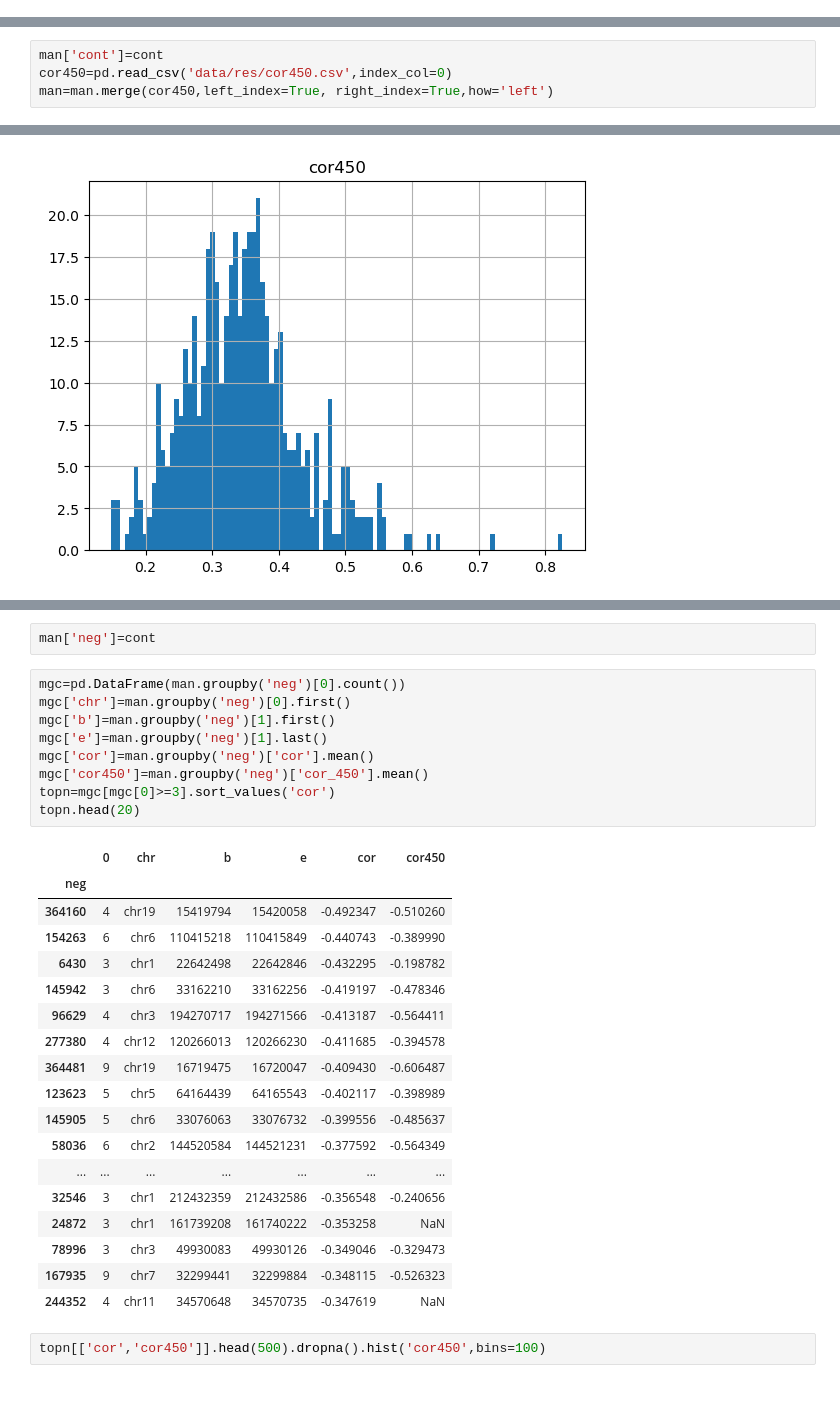
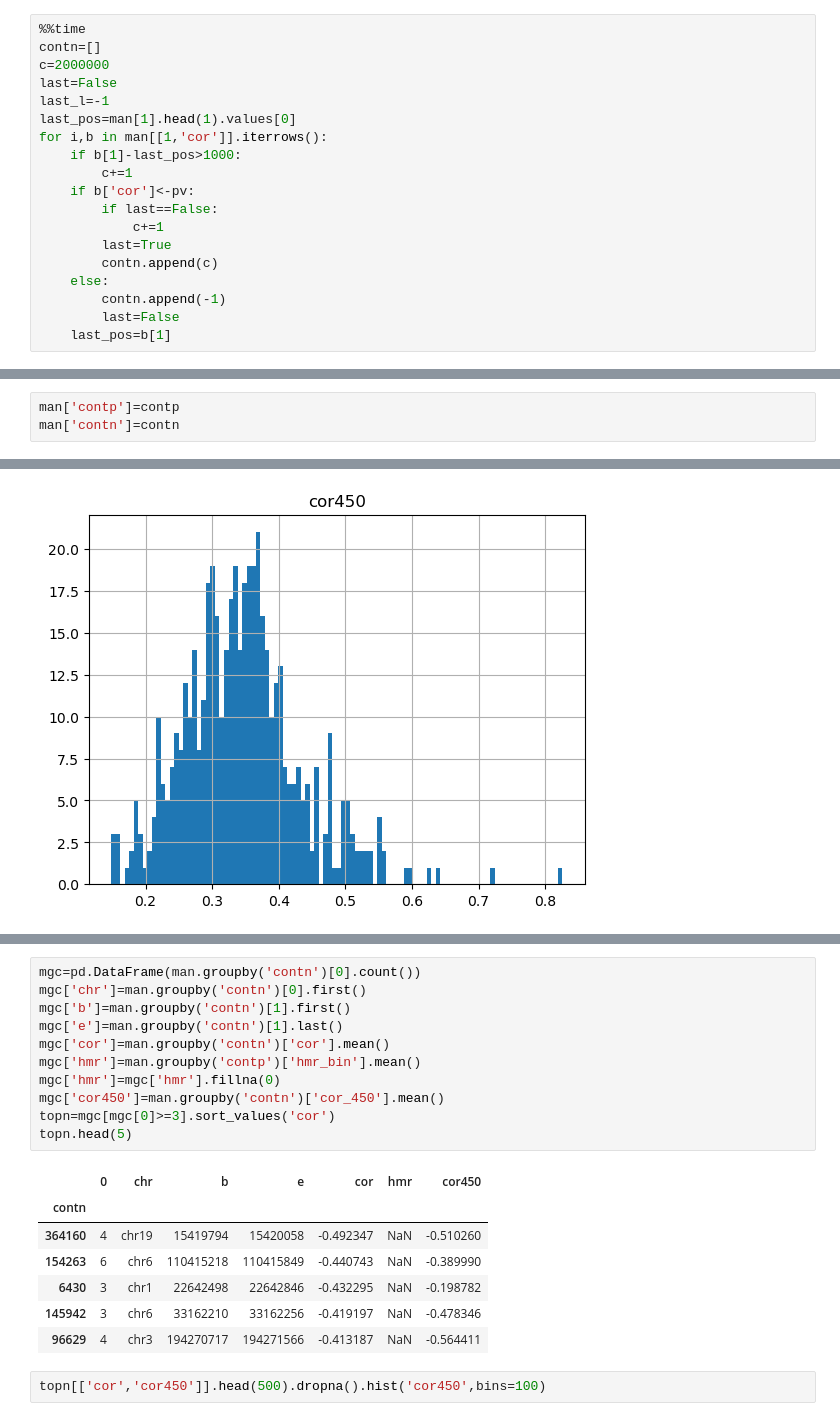
Before and after one commit to moqri/epi_deconv, a Jupyter notebook: epic.ipynb, the cells around one changed output, grey strips where cells are left out. Cells and saved outputs as stored; diff of their text form; blank space fills up the shorter version.

```diff
--- a/epic.ipynb
+++ b/epic.ipynb
@@ -72,0 +103,19 @@ Wall time: 52.8 s
+# %%
+%%time
+contn=[]
+c=2000000
+last=False
+last_l=-1
+last_pos=man[1].head(1).values[0]
+for i,b in man[[1,'cor']].iterrows():
+    if b[1]-last_pos>1000:
+        c+=1
+    if b['cor']<-pv:
+        if last==False:
+            c+=1
+        last=True
+        contn.append(c)
+    else:
+        contn.append(-1)
+        last=False
+    last_pos=b[1]
@@ -73,5 +125,4 @@ Wall time: 52.8 s
 # %%
-man['cont']=cont
-cor450=pd.read_csv('data/res/cor450.csv',index_col=0)
-man=man.merge(cor450,left_index=True, right_index=True,how='left')
+man['contp']=contp
+man['contn']=contn
 # %%
@@ -135,33 +153,22 @@ Wall time: 52.9 s
-# %%
-man['neg']=cont
 # %%
-mgc=pd.DataFrame(man.groupby('neg')[0].count())
-mgc['chr']=man.groupby('neg')[0].first()
-mgc['b']=man.groupby('neg')[1].first()
-mgc['e']=man.groupby('neg')[1].last()
-mgc['cor']=man.groupby('neg')['cor'].mean()
-mgc['cor450']=man.groupby('neg')['cor_450'].mean()
+mgc=pd.DataFrame(man.groupby('contn')[0].count())
+mgc['chr']=man.groupby('contn')[0].first()
+mgc['b']=man.groupby('contn')[1].first()
+mgc['e']=man.groupby('contn')[1].last()
+mgc['cor']=man.groupby('contn')['cor'].mean()
+mgc['hmr']=man.groupby('contp')['hmr_bin'].mean()
+mgc['hmr']=mgc['hmr'].fillna(0)
+mgc['cor450']=man.groupby('contn')['cor_450'].mean()
 topn=mgc[mgc[0]>=3].sort_values('cor')
-topn.head(20)
+topn.head(5)
 # %% [output]
-|  | 0 | chr | b | e | cor | cor450 |
-| neg |  |  |  |  |  |  |
-| 364160 | 4 | chr19 | 15419794 | 15420058 | -0.492347 | -0.510260 |
-| 154263 | 6 | chr6 | 110415218 | 110415849 | -0.440743 | -0.389990 |
-| 6430 | 3 | chr1 | 22642498 | 22642846 | -0.432295 | -0.198782 |
-| 145942 | 3 | chr6 | 33162210 | 33162256 | -0.419197 | -0.478346 |
-| 96629 | 4 | chr3 | 194270717 | 194271566 | -0.413187 | -0.564411 |
-| 277380 | 4 | chr12 | 120266013 | 120266230 | -0.411685 | -0.394578 |
-| 364481 | 9 | chr19 | 16719475 | 16720047 | -0.409430 | -0.606487 |
-| 123623 | 5 | chr5 | 64164439 | 64165543 | -0.402117 | -0.398989 |
-| 145905 | 5 | chr6 | 33076063 | 33076732 | -0.399556 | -0.485637 |
-| 58036 | 6 | chr2 | 144520584 | 144521231 | -0.377592 | -0.564349 |
-| ... | ... | ... | ... | ... | ... | ... |
-| 32546 | 3 | chr1 | 212432359 | 212432586 | -0.356548 | -0.240656 |
-| 24872 | 3 | chr1 | 161739208 | 161740222 | -0.353258 | NaN |
-| 78996 | 3 | chr3 | 49930083 | 49930126 | -0.349046 | -0.329473 |
-| 167935 | 9 | chr7 | 32299441 | 32299884 | -0.348115 | -0.526323 |
-| 244352 | 4 | chr11 | 34570648 | 34570735 | -0.347619 | NaN |
+|  | 0 | chr | b | e | cor | hmr | cor450 |
+| contn |  |  |  |  |  |  |  |
+| 364160 | 4 | chr19 | 15419794 | 15420058 | -0.492347 | NaN | -0.510260 |
+| 154263 | 6 | chr6 | 110415218 | 110415849 | -0.440743 | NaN | -0.389990 |
+| 6430 | 3 | chr1 | 22642498 | 22642846 | -0.432295 | NaN | -0.198782 |
+| 145942 | 3 | chr6 | 33162210 | 33162256 | -0.419197 | NaN | -0.478346 |
+| 96629 | 4 | chr3 | 194270717 | 194271566 | -0.413187 | NaN | -0.564411 |
 # %%
 topn[['cor','cor450']].head(500).dropna().hist('cor450',bins=100)
 # %% [output]
```
Also changed, not shown: parts of 18 cells of this notebook.
